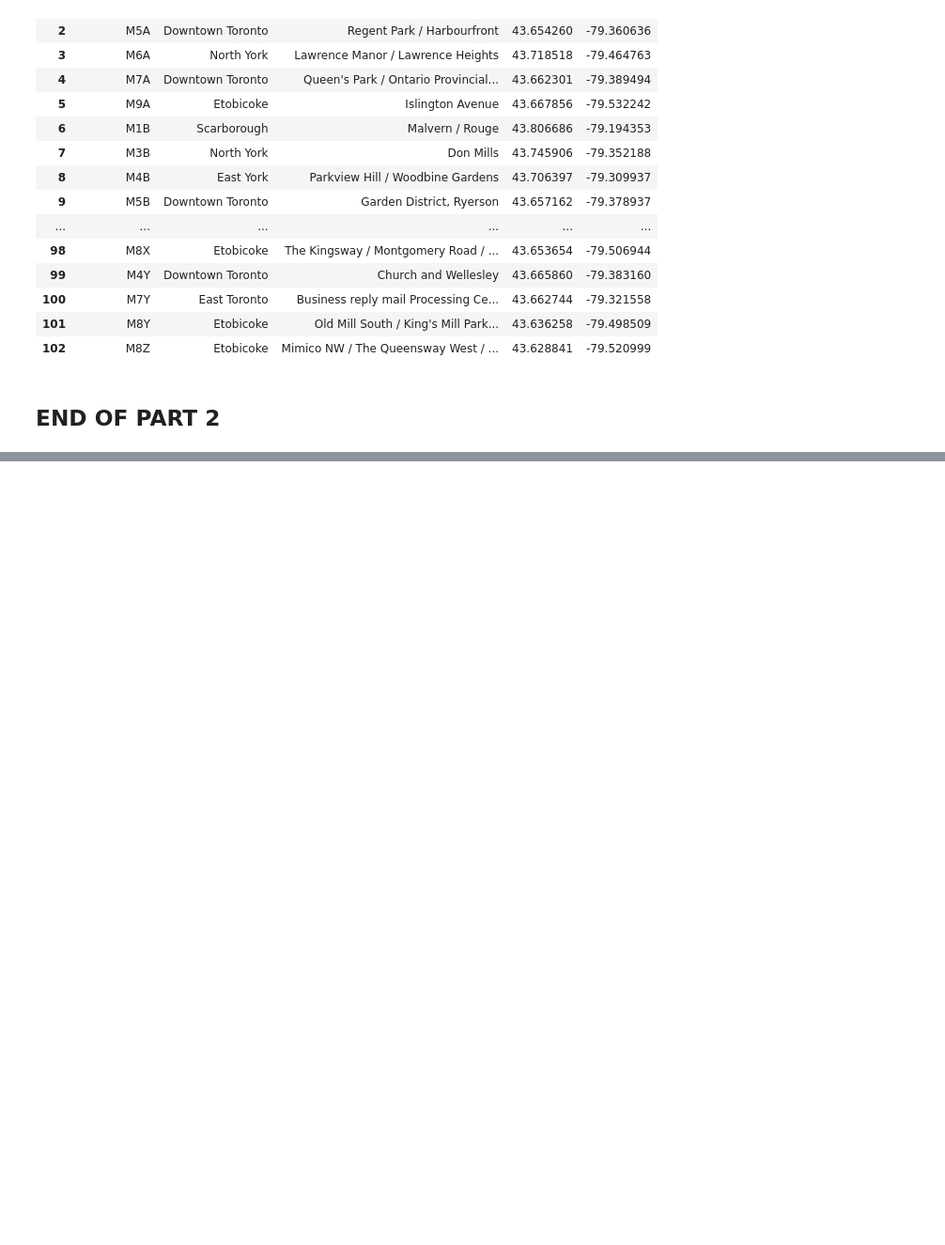
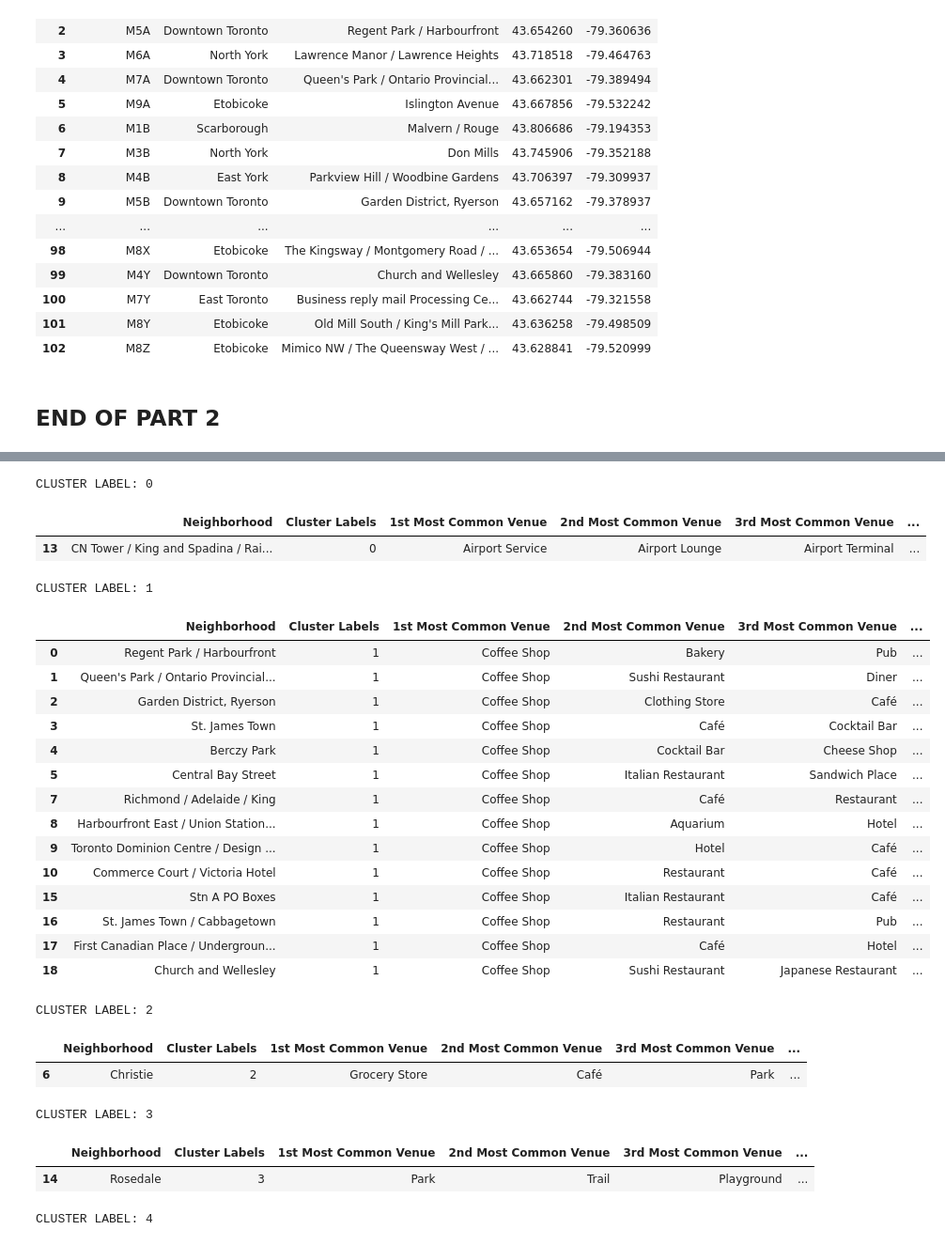
Before and after one commit to claudionanni/Coursera_Capstone, a Jupyter notebook: DP0701EN-3-3-3-Assignment-Week3-Toronto.ipynb, the cells around one changed output, grey strips where cells are left out. Shown at 94% size. Drawn from its saved outputs; the diff is of its cells as text; code cells hidden in the pictures; blank space fills up the shorter version.

```diff
--- a/DP0701EN-3-3-3-Assignment-Week3-Toronto.ipynb
+++ b/DP0701EN-3-3-3-Assignment-Week3-Toronto.ipynb
@@ -138,0 +464,12 @@ toronto
+# %%
+num_top_venues = 5
+
+for hood in downtown_toronto_grouped['Neighborhood']:
+    print("----"+hood+"----")
+    temp = downtown_toronto_grouped[downtown_toronto_grouped['Neighborhood'] == hood].T.reset_index()
+    temp.columns = ['venue','freq']
+    temp = temp.iloc[1:]
+    temp['freq'] = temp['freq'].astype(float)
+    temp = temp.round({'freq': 2})
+    print(temp.sort_values('freq', ascending=False).reset_index(drop=True).head(num_top_venues))
+    print('\n')
@@ -138,0 +494,6 @@ toronto
+# %%
+def return_most_common_venues(row, num_top_venues):
+    row_categories = row.iloc[1:]
+    row_categories_sorted = row_categories.sort_values(ascending=False)
+
+    return row_categories_sorted.index.values[0:num_top_venues]
@@ -138,0 +528,11 @@ toronto
+# %%
+# set number of clusters
+kclusters = 5
+
+downtown_toronto_grouped_clustering = downtown_toronto_grouped.drop('Neighborhood', 1)
+
+# run k-means clustering
+kmeans = KMeans(n_clusters=kclusters, random_state=0).fit(downtown_toronto_grouped_clustering)
+
+# check cluster labels generated for each row in the dataframe
+kmeans.labels_[0:10]
@@ -138,0 +541,8 @@ toronto
+# %%
+# add clustering labels
+neighborhoods_venues_sorted.insert(0, 'Cluster Labels', kmeans.labels_)
+downtown_toronto_merged = downtown_toronto_data
+# merge toronto_grouped with toronto_data to add latitude/longitude for each neighborhood
+downtown_toronto_merged = downtown_toronto_merged.join(neighborhoods_venues_sorted.set_index('Neighborhood'), on='Neighborhood')
+downtown_toronto_merged.head() # check the last columns!
+#downtown_toronto_merged.shape
@@ -138,0 +577,34 @@ toronto
+# %%
+from IPython.display import display, HTML
+
+for i in range(kclusters):
+    print("CLUSTER LABEL: {}".format(i))
+    tx=downtown_toronto_merged.loc[downtown_toronto_merged['Cluster Labels'] == i, downtown_toronto_merged.columns[[2] + list(range(5, downtown_toronto_merged.shape[1]))]]
+    display(tx)
+# %% [output]
+CLUSTER LABEL: 0
+|  | Neighborhood | Cluster Labels | 1st Most Common Venue | 2nd Most Common Venue | 3rd Most Common Venue | ... |
+| 13 | CN Tower / King and Spadina / Rai... | 0 | Airport Service | Airport Lounge | Airport Terminal | ... |
+CLUSTER LABEL: 1
+|  | Neighborhood | Cluster Labels | 1st Most Common Venue | 2nd Most Common Venue | 3rd Most Common Venue | ... |
+| 0 | Regent Park / Harbourfront | 1 | Coffee Shop | Bakery | Pub | ... |
+| 1 | Queen's Park / Ontario Provincial... | 1 | Coffee Shop | Sushi Restaurant | Diner | ... |
+| 2 | Garden District, Ryerson | 1 | Coffee Shop | Clothing Store | Café | ... |
+| 3 | St. James Town | 1 | Coffee Shop | Café | Cocktail Bar | ... |
+| 4 | Berczy Park | 1 | Coffee Shop | Cocktail Bar | Cheese Shop | ... |
+| 5 | Central Bay Street | 1 | Coffee Shop | Italian Restaurant | Sandwich Place | ... |
+| 7 | Richmond / Adelaide / King | 1 | Coffee Shop | Café | Restaurant | ... |
+| 8 | Harbourfront East / Union Station... | 1 | Coffee Shop | Aquarium | Hotel | ... |
+| 9 | Toronto Dominion Centre / Design ... | 1 | Coffee Shop | Hotel | Café | ... |
+| 10 | Commerce Court / Victoria Hotel | 1 | Coffee Shop | Restaurant | Café | ... |
+| 15 | Stn A PO Boxes | 1 | Coffee Shop | Italian Restaurant | Café | ... |
+| 16 | St. James Town / Cabbagetown | 1 | Coffee Shop | Restaurant | Pub | ... |
+| 17 | First Canadian Place / Undergroun... | 1 | Coffee Shop | Café | Hotel | ... |
+| 18 | Church and Wellesley | 1 | Coffee Shop | Sushi Restaurant | Japanese Restaurant | ... |
+CLUSTER LABEL: 2
+|  | Neighborhood | Cluster Labels | 1st Most Common Venue | 2nd Most Common Venue | 3rd Most Common Venue | ... |
+| 6 | Christie | 2 | Grocery Store | Café | Park | ... |
+CLUSTER LABEL: 3
+|  | Neighborhood | Cluster Labels | 1st Most Common Venue | 2nd Most Common Venue | 3rd Most Common Venue | ... |
+| 14 | Rosedale | 3 | Park | Trail | Playground | ... |
+CLUSTER LABEL: 4
```
Also changed, not shown: parts of 34 cells of this notebook.
